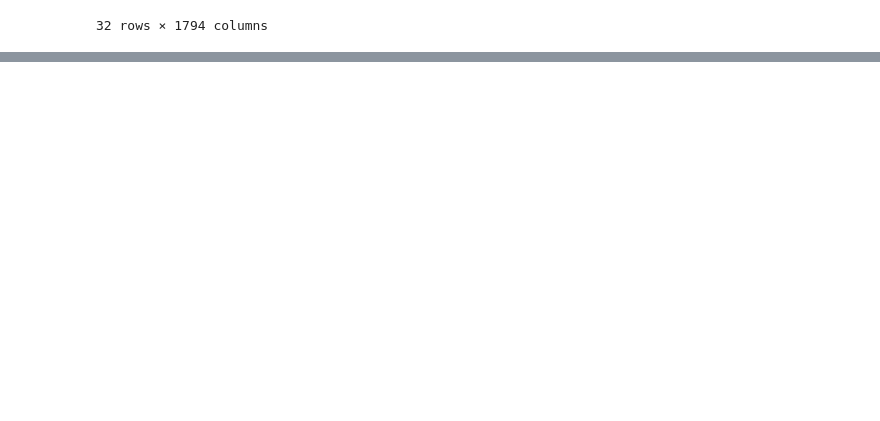
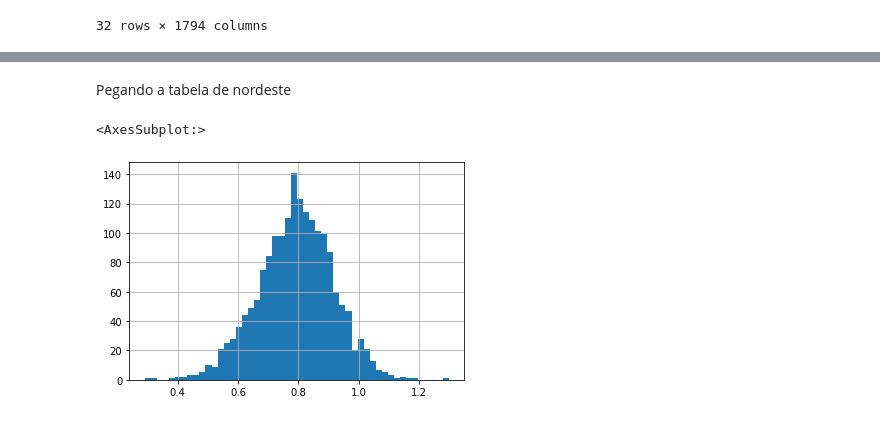
Before and after one commit to PLucasMendonca/Cursos, a Jupyter notebook: Aprendendo Analise de Dados/Treino/Untitled.ipynb, the cells around one changed output, grey strips where cells are left out. Cells and saved outputs as stored; diff of their text form; code cells hidden in the pictures; blank space fills up the shorter version.

```diff
--- a/Aprendendo Analise de Dados/Treino/Untitled.ipynb
+++ b/Aprendendo Analise de Dados/Treino/Untitled.ipynb
@@ -490,0 +491,2 @@ igm[filtro].T
+# %%
+nordeste = igm[filtro]
@@ -490,0 +527,7 @@ igm[filtro].T
+# %% [markdown]
+Pegando a tabela de nordeste
+# %%
+nordeste['perc_pop_econ_ativa'].hist(bins=50)
+# %% [output]
+<AxesSubplot:>
+[figure, added]
```
Also changed, not shown: parts of 143 cells of this notebook, 7 other files.
